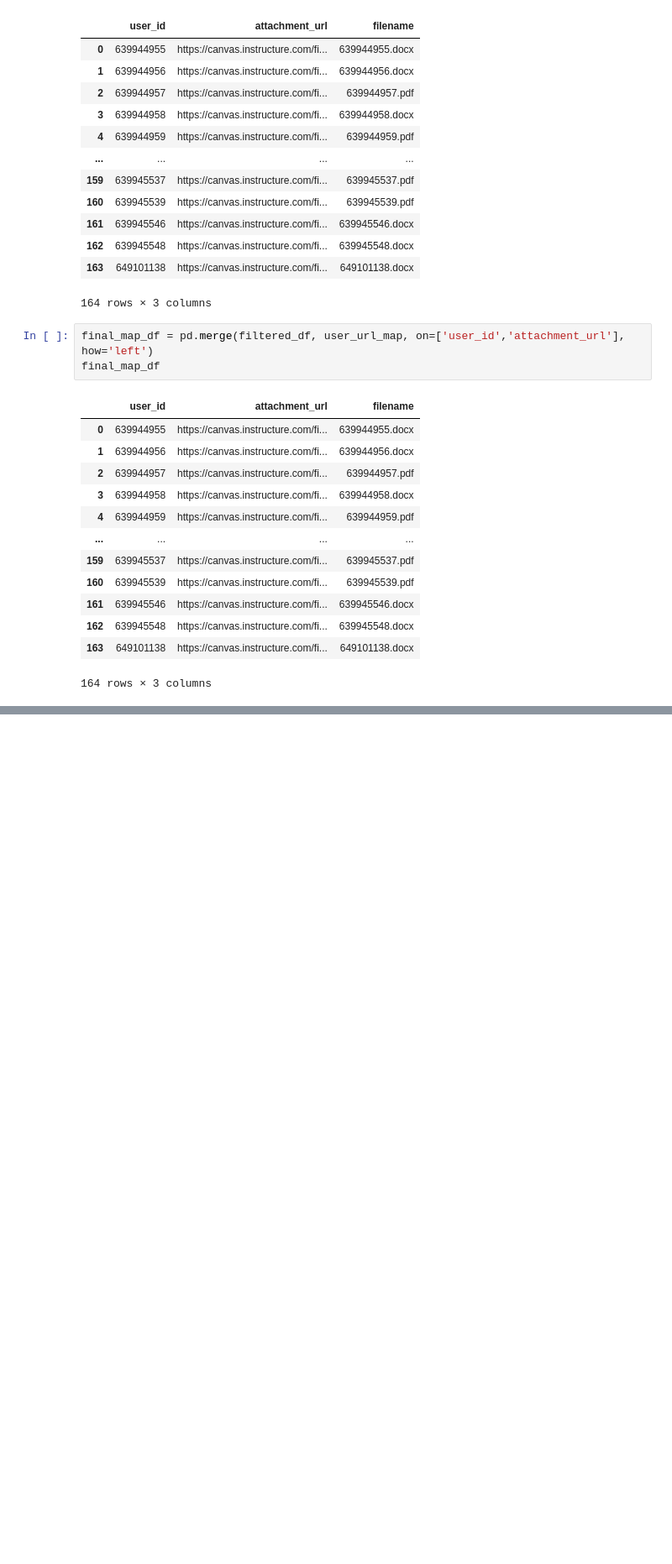
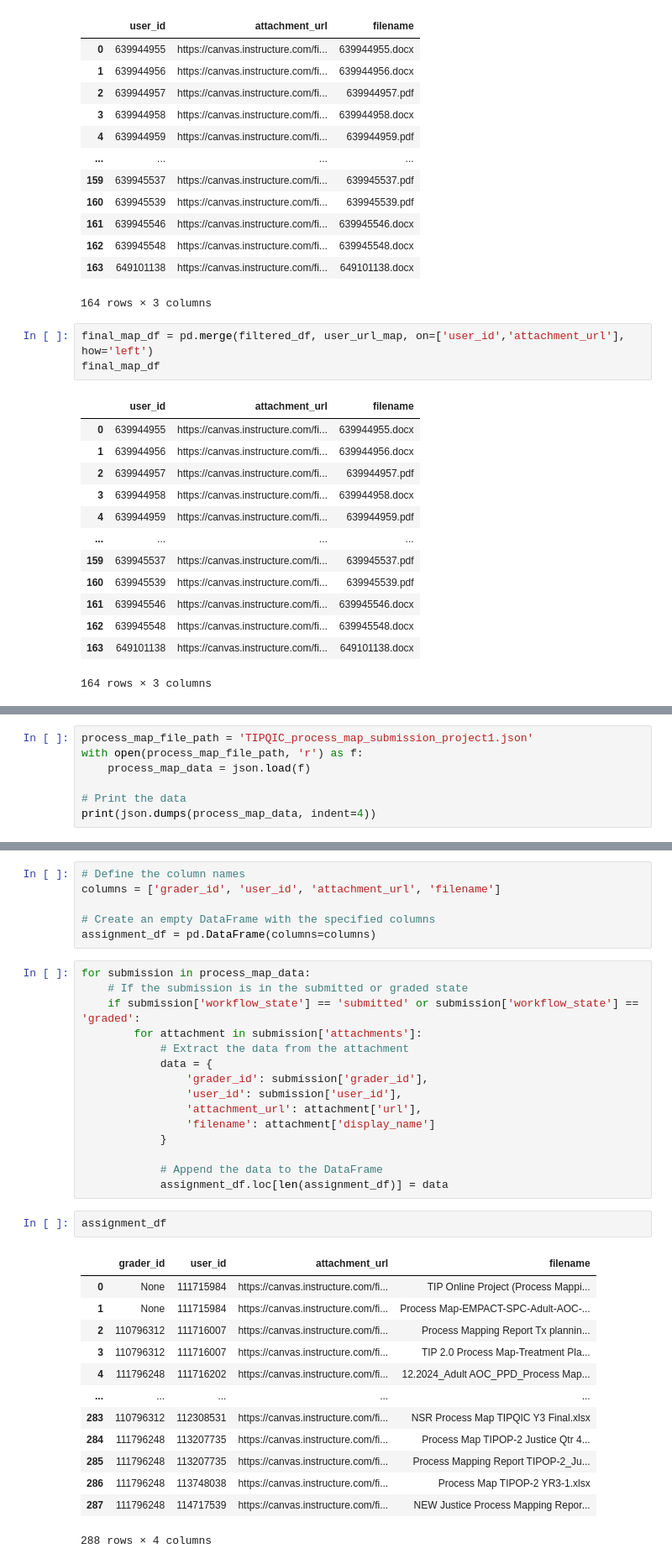
Before and after one commit to ngavu2004/AutoGradingPipelineAnalysis, a Jupyter notebook: get_test_set_file.ipynb, the cells around one changed output, grey strips where cells are left out. Shown at 84% size. Saved outputs shown, nothing was run; the diff lists cells and outputs as text; blank space fills up the shorter version.

```diff
--- a/get_test_set_file.ipynb
+++ b/get_test_set_file.ipynb
@@ -225,0 +237,7 @@ final_map_df
+# %%
+process_map_file_path = 'TIPQIC_process_map_submission_project1.json'
+with open(process_map_file_path, 'r') as f:
+    process_map_data = json.load(f)
+
+# Print the data
+print(json.dumps(process_map_data, indent=4))
@@ -225,0 +262,37 @@ final_map_df
+# %%
+# Define the column names
+columns = ['grader_id', 'user_id', 'attachment_url', 'filename']
+
+# Create an empty DataFrame with the specified columns
+assignment_df = pd.DataFrame(columns=columns)
+# %%
+for submission in process_map_data:
+    # If the submission is in the submitted or graded state
+    if submission['workflow_state'] == 'submitted' or submission['workflow_state'] == 'graded':
+        for attachment in submission['attachments']:
+            # Extract the data from the attachment
+            data = {
+                'grader_id': submission['grader_id'],
+                'user_id': submission['user_id'],
+                'attachment_url': attachment['url'],
+                'filename': attachment['display_name']
+            }
+
+            # Append the data to the DataFrame
+            assignment_df.loc[len(assignment_df)] = data
+# %%
+assignment_df
+# %% [output]
+|  | grader_id | user_id | attachment_url | filename |
+| 0 | None | 111715984 | https://canvas.instructure.com/fi... | TIP Online Project (Process Mappi... |
+| 1 | None | 111715984 | https://canvas.instructure.com/fi... | Process Map-EMPACT-SPC-Adult-AOC-... |
+| 2 | 110796312 | 111716007 | https://canvas.instructure.com/fi... | Process Mapping Report Tx plannin... |
+| 3 | 110796312 | 111716007 | https://canvas.instructure.com/fi... | TIP 2.0 Process Map-Treatment Pla... |
+| 4 | 111796248 | 111716202 | https://canvas.instructure.com/fi... | 12.2024_Adult AOC_PPD_Process Map... |
+| ... | ... | ... | ... | ... |
+| 283 | 110796312 | 112308531 | https://canvas.instructure.com/fi... | NSR Process Map TIPQIC Y3 Final.xlsx |
+| 284 | 111796248 | 113207735 | https://canvas.instructure.com/fi... | Process Map TIPOP-2 Justice Qtr 4... |
+| 285 | 111796248 | 113207735 | https://canvas.instructure.com/fi... | Process Mapping Report TIPOP-2_Ju... |
+| 286 | 111796248 | 113748038 | https://canvas.instructure.com/fi... | Process Map TIPOP-2 YR3-1.xlsx |
+| 287 | 111796248 | 114717539 | https://canvas.instructure.com/fi... | NEW Justice Process Mapping Repor... |
+288 rows × 4 columns
```
Also changed, not shown: parts of 7 cells of this notebook, 13 other files.
